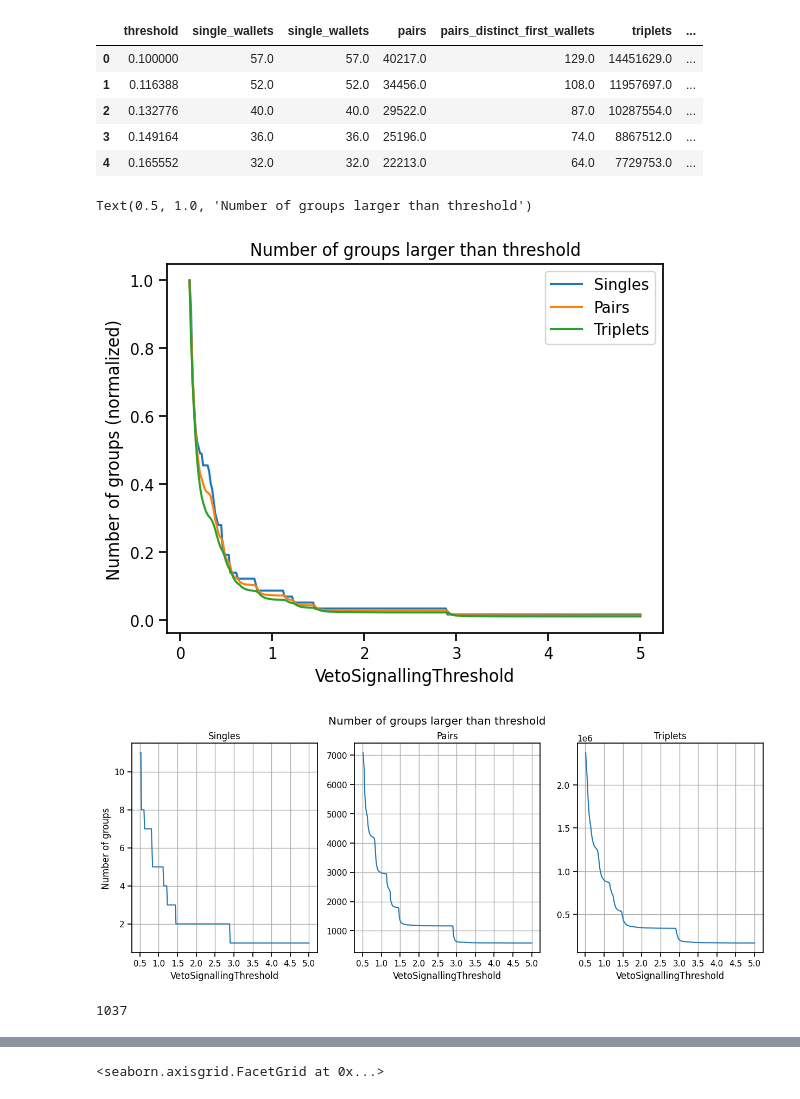
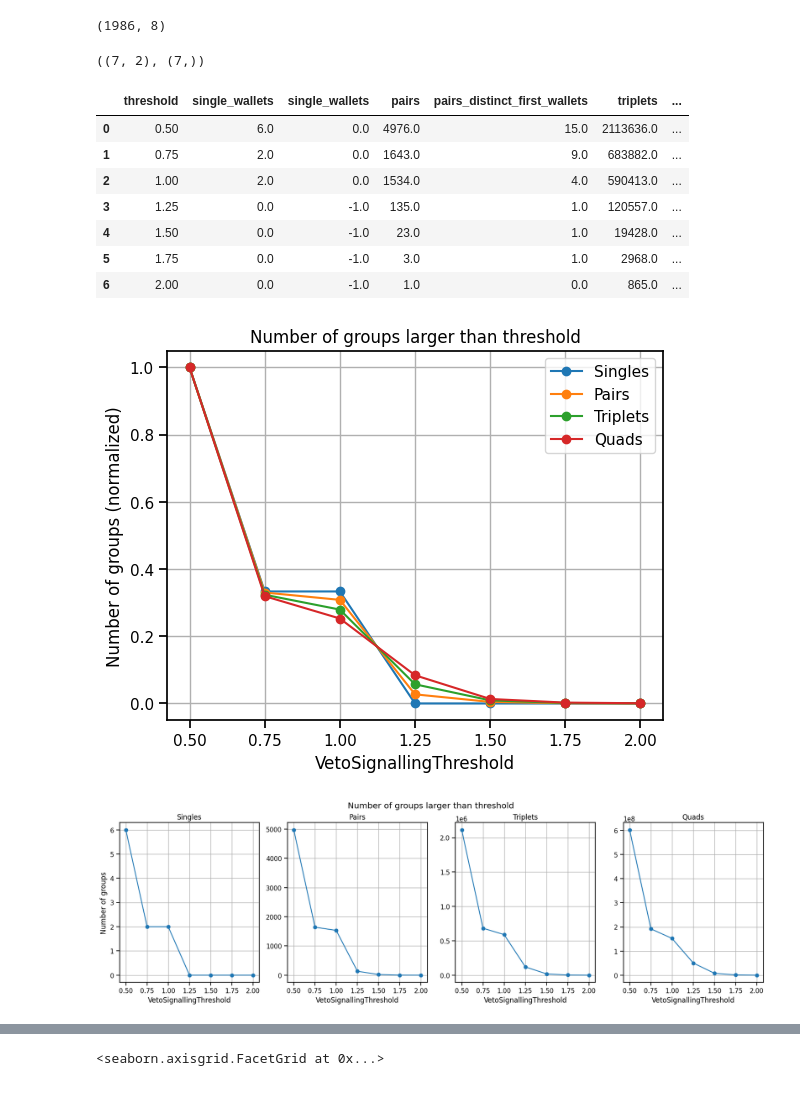
Before and after one commit to collectif-dao/dg-research, a Jupyter notebook: wallet_analysis.ipynb, the cells around one changed output, grey strips where cells are left out. Cells and saved outputs as stored; diff of their text form; code cells hidden in the pictures.

```diff
--- a/wallet_analysis.ipynb
+++ b/wallet_analysis.ipynb
@@ -51,7 +45,0 @@ print(len(wallet_df))
-# %%
-threshold = 1.
-wallet_types = {'Private'}
-
-wallet_df.sort_values('total_token_share', ascending=False)
-total_token_share_series = wallet_df[wallet_df.type.isin(wallet_types)].total_token_share
-(total_token_share_series > threshold).sum()
@@ -124,12 +126,12 @@ def count_quadruplets_threshold(wallet_df, wallet_types, threshold):
         count0 += count1
     return count0, pointer1
 
-threshold = 3.
+threshold = 1.
 wallet_types = ['Private']
 
 print('thresh:', threshold)
 print(count_singles_threshold(wallet_df, wallet_types, threshold))
 print(count_pairs_threshold(wallet_df, wallet_types, threshold))
 print(count_triplets_threshold(wallet_df, wallet_types, threshold))
-# print(count_quadruplets_threshold(wallet_df, wallet_types, threshold))
+print(count_quadruplets_threshold(wallet_df, wallet_types, threshold))
 # %% [output]
@@ -140,60 +554,74 @@ thresh: 3.0
+# %%
+wallet_df.shape
+# %% [output]
+(1986, 8)
 # %%
-singles, pairs, triplets = [], [], []
-thresholds = np.linspace(0.1, 5, 300)
+singles, pairs, triplets, quads = [], [], [], []
+thresholds = np.array([.5, .75, 1., 1.25, 1.5, 1.75, 2.])
 for threshold in thresholds:
-    singles.append(count_singles_threshold(wallet_df, wallet_types, threshold))
-    pairs.append(count_pairs_threshold(wallet_df, wallet_types, threshold))
-    triplets.append(count_triplets_threshold(wallet_df, wallet_types, threshold))
+    # singles.append(count_singles_threshold(wallet_df, wallet_types, threshold))
+    # pairs.append(count_pairs_threshold(wallet_df, wallet_types, threshold))
+    # triplets.append(count_triplets_threshold(wallet_df, wallet_types, threshold))
+    singles.append(count_n_wallets_threshold_numba_optimized2(wallet_df, wallet_types, threshold, 1))
+    pairs.append(count_n_wallets_threshold_numba_optimized2(wallet_df, wallet_types, threshold, 2))
+    triplets.append(count_n_wallets_threshold_numba_optimized2(wallet_df, wallet_types, threshold, 3))
+    quads.append(count_n_wallets_threshold_numba_optimized2(wallet_df, wallet_types, threshold, 4))
 singles = np.array(singles)
 pairs = np.array(pairs)
 triplets = np.array(triplets)
+quads = np.array(quads)
+# %%
+singles.shape, thresholds.shape
+# %% [output]
+((7, 2), (7,))
 # %%
-df = pd.DataFrame(np.hstack([thresholds[:,np.newaxis], np.hstack([singles, pairs, triplets])]),
+df = pd.DataFrame(np.hstack([thresholds[:,np.newaxis], np.hstack([singles, pairs, triplets, quads])]),
              columns=['threshold',
                       'single_wallets', 'single_wallets',
                       'pairs', 'pairs_distinct_first_wallets',
-                      'triplets', 'triplets_distinct_first_wallets'
+                      'triplets', 'triplets_distinct_first_wallets',
+                      'quads', 'quads_distinct_first_wallets'
                      ])
-df.head()
+df
 # %% [output]
 |  | threshold | single_wallets | single_wallets | pairs | pairs_distinct_first_wallets | triplets | ... |
-| 0 | 0.100000 | 57.0 | 57.0 | 40217.0 | 129.0 | 14451629.0 | ... |
-| 1 | 0.116388 | 52.0 | 52.0 | 34456.0 | 108.0 | 11957697.0 | ... |
-| 2 | 0.132776 | 40.0 | 40.0 | 29522.0 | 87.0 | 10287554.0 | ... |
-| 3 | 0.149164 | 36.0 | 36.0 | 25196.0 | 74.0 | 8867512.0 | ... |
-| 4 | 0.165552 | 32.0 | 32.0 | 22213.0 | 64.0 | 7729753.0 | ... |
+| 0 | 0.50 | 6.0 | 0.0 | 4976.0 | 15.0 | 2113636.0 | ... |
+| 1 | 0.75 | 2.0 | 0.0 | 1643.0 | 9.0 | 683882.0 | ... |
+| 2 | 1.00 | 2.0 | 0.0 | 1534.0 | 4.0 | 590413.0 | ... |
+| 3 | 1.25 | 0.0 | -1.0 | 135.0 | 1.0 | 120557.0 | ... |
+| 4 | 1.50 | 0.0 | -1.0 | 23.0 | 1.0 | 19428.0 | ... |
+| 5 | 1.75 | 0.0 | -1.0 | 3.0 | 1.0 | 2968.0 | ... |
+| 6 | 2.00 | 0.0 | -1.0 | 1.0 | 0.0 | 865.0 | ... |
 # %%
 sns.set_context('notebook')
 # %%
-for arr, name in [(singles, 'singles'), (pairs, 'pairs'), (triplets, 'triplets')]:
-    plt.plot(thresholds, arr[:,0] / np.max(arr[:,0]), label=name.capitalize())
+for arr, name in [(singles, 'singles'), (pairs, 'pairs'), (triplets, 'triplets'), (quads, 'quads')]:
+    plt.plot(thresholds, arr[:,0] / np.max(arr[:,0]), label=name.capitalize(), marker='o')
 plt.legend()
 plt.xlabel('VetoSignallingThreshold')
 plt.ylabel('Number of groups (normalized)')
 plt.title('Number of groups larger than threshold')
+plt.xticks(np.arange(0.5, 2.25, 0.25));
+plt.grid();
 # %% [output]
-Text(0.5, 1.0, 'Number of groups larger than threshold')
-[figure, old version]
+[figure, new version]
 # %%
 basesize = 5
-ncols = 3
+ncols = 4
 start = 0.5
-step = 0.5
+step = 0.25
+end = 2
 fig, axes = plt.subplots(ncols=ncols, nrows=1, figsize=(basesize * ncols, basesize))
 skip = np.sum(thresholds < start)
-for i, (arr, name) in enumerate([(singles, 'singles'), (pairs, 'pairs'), (triplets, 'triplets')]):
-    axes[i].plot(thresholds[skip:], arr[skip:,0], label=name)
+for i, (arr, name) in enumerate([(singles, 'singles'), (pairs, 'pairs'), (triplets, 'triplets'), (quads, 'quads')]):
+    axes[i].plot(thresholds[skip:], arr[skip:,0], label=name, marker='o')
     axes[i].set_xlabel('VetoSignallingThreshold')
     axes[i].set_title(name.capitalize())
-    axes[i].set_xticks(np.arange(start, 5+step, step))
+    axes[i].set_xticks(np.arange(start, end+step, step))
     axes[i].grid()
 axes[0].set_ylabel('Number of groups')
 plt.suptitle('Number of groups larger than threshold');
 # %% [output]
-[figure, old version]
+[figure, new version]
-# %%
-len(token_array)
-# %% [output]
-1037
 # %%
 skip = np.sum(thresholds < start)
```
Also changed, not shown: parts of 12 cells of this notebook, 1 other file.
